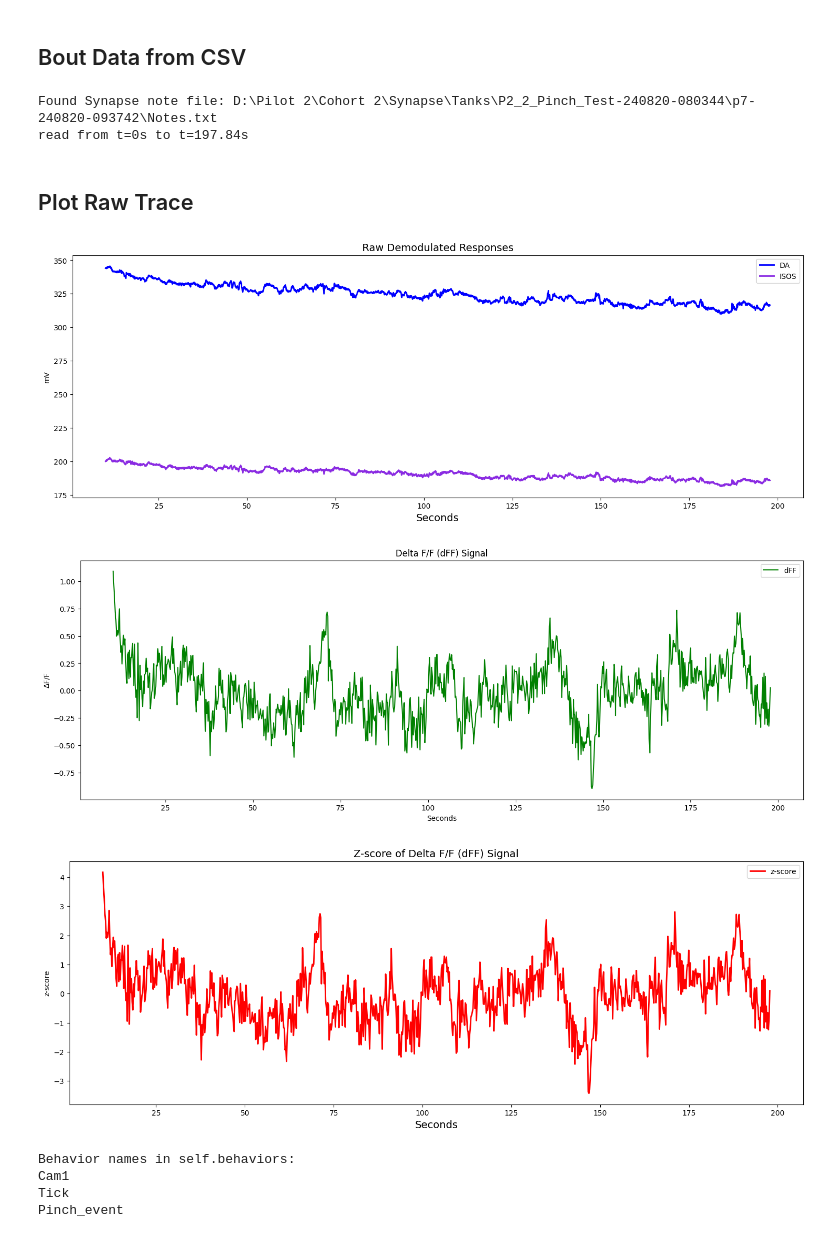
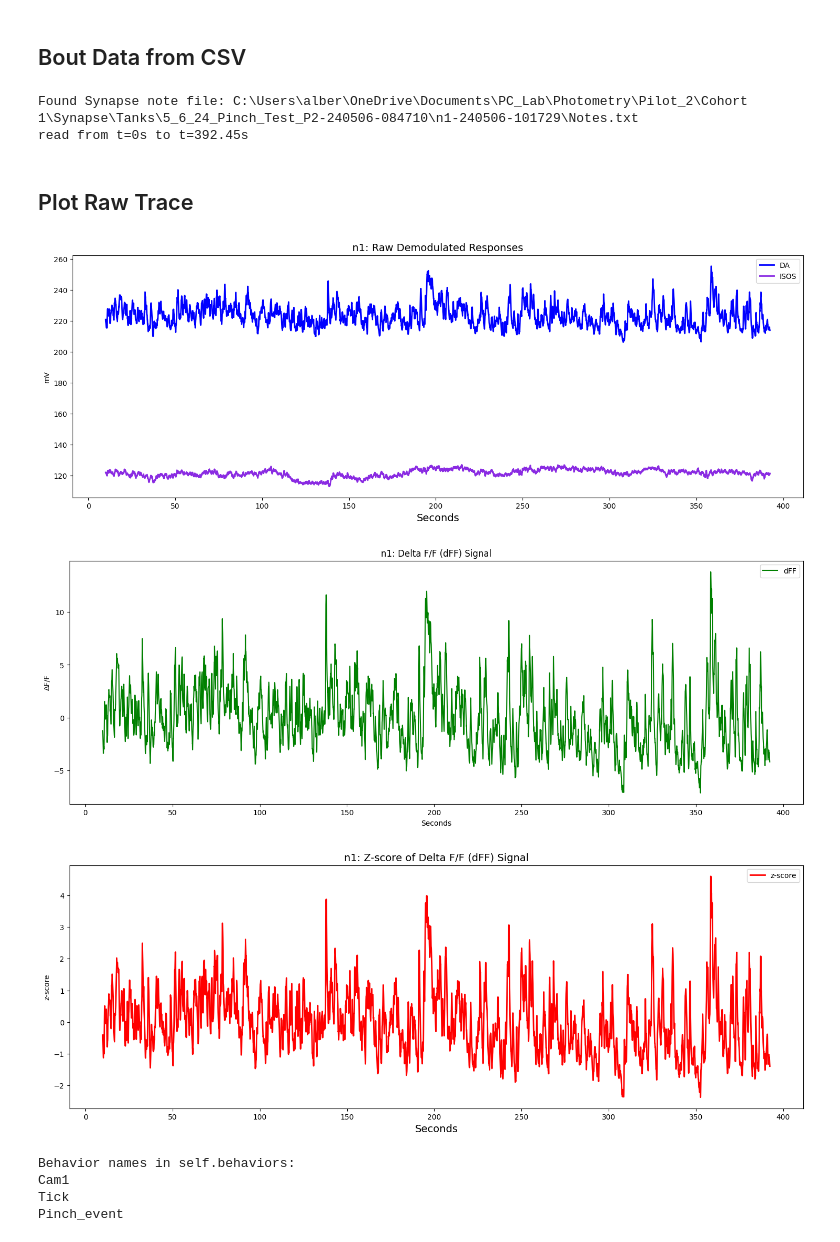
Before and after one commit to AlbertLeei/PCLAB_Photometry, a Jupyter notebook: P2_Code/class_test.ipynb, the cells around one changed output. Saved outputs shown, nothing was run; the diff lists cells and outputs as text; code cells hidden in the pictures.

Commit message:
Pinch_Test Full Data

```diff
--- a/P2_Code/class_test.ipynb
+++ b/P2_Code/class_test.ipynb
@@ -17,47 +17,48 @@ from Single_Recording_Functions import *
 # %%
 experiment_path = r"D:\Pilot 2\Cohort 2\Synapse\Tanks\P2_2_Pinch_Test-240820-080344"
-single_recording_path = r"D:\Pilot 2\Cohort 2\Synapse\Tanks\P2_2_Pinch_Test-240820-080344\p8-240820-094440"
+single_recording_path = r"C:\Users\alber\OneDrive\Documents\PC_Lab\Photometry\Pilot_2\Cohort 1\Synapse\Tanks\5_6_24_Pinch_Test_P2-240506-084710\n1-240506-101729"
 # %% [markdown]
 ## Bout Data from CSV
 # %%
 tdt_data = tdt.read_block(single_recording_path)
-bout_aggregated_csv_path = r"C:\Users\alber\OneDrive\Documents\GitHub\PCLAB_Photometry\P2_Code\08_20_24_C2_Pinch_Test\p8-240820-094440.csv"
+bout_aggregated_csv_path = r"C:\Users\alber\OneDrive\Documents\GitHub\PCLAB_Photometry\P2_Code\5_6_24_C1_Pinch_Test\n1-240506-101729.csv"
+folder_path = r"C:\Users\alber\OneDrive\Documents\PC_Lab\Photometry\Pilot_2\Cohort 1\Synapse\Tanks\5_6_24_Pinch_Test_P2-240506-084710\n1-240506-101729"
 
 # Assuming `tdt_data` is already loaded
-tdt_data_obj = TDTData(tdt_data)
+tdt_data_obj = TDTData(tdt_data, folder_path)
 
 tdt_data_obj.extract_manual_annotation_behaviors(bout_aggregated_csv_path)
 
 # Remove specified time range
 # tdt_data_obj.remove_time(start_time=780, end_time=921)
 # %% [output]
-Found Synapse note file: D:\Pilot 2\Cohort 2\Synapse\Tanks\P2_2_Pinch_Test-240820-080344\p7-240820-093742\Notes.txt
-read from t=0s to t=197.84s
+Found Synapse note file: C:\Users\alber\OneDrive\Documents\PC_Lab\Photometry\Pilot_2\Cohort 1\Synapse\Tanks\5_6_24_Pinch_Test_P2-240506-084710\n1-240506-101729\Notes.txt
+read from t=0s to t=392.45s
 # %% [markdown]
 ## Plot Raw Trace
 # %%
 # Remove initial LED artifact
 tdt_data_obj.remove_initial_LED_artifact(t=10)
-
+tdt_data_obj.verify_signal()
 # Plot raw trace
 tdt_data_obj.plot_raw_trace()
 # %% [output]
-[figure, old version]
+[figure, new version]
 # %%
 # Downsample the data
-tdt_data_obj.downsample_data(N = 200)
-# tdt_data_obj.smooth_signal()
+# tdt_data_obj.downsample_data(N = 200)
+tdt_data_obj.smooth_signal()
 
 # Compute dFF
 tdt_data_obj.compute_dff()
 tdt_data_obj.plot_dff()
 # %% [output]
-[figure, old version]
+[figure, new version]
 # %%
 tdt_data_obj.compute_zscore()
 tdt_data_obj.plot_zscore()
 # %% [output]
-[figure, old version]
+[figure, new version]
 # %%
 tdt_data_obj.print_behaviors()
 # %% [output]
```
Also changed, not shown: parts of 2 cells of this notebook, 12 other files.
